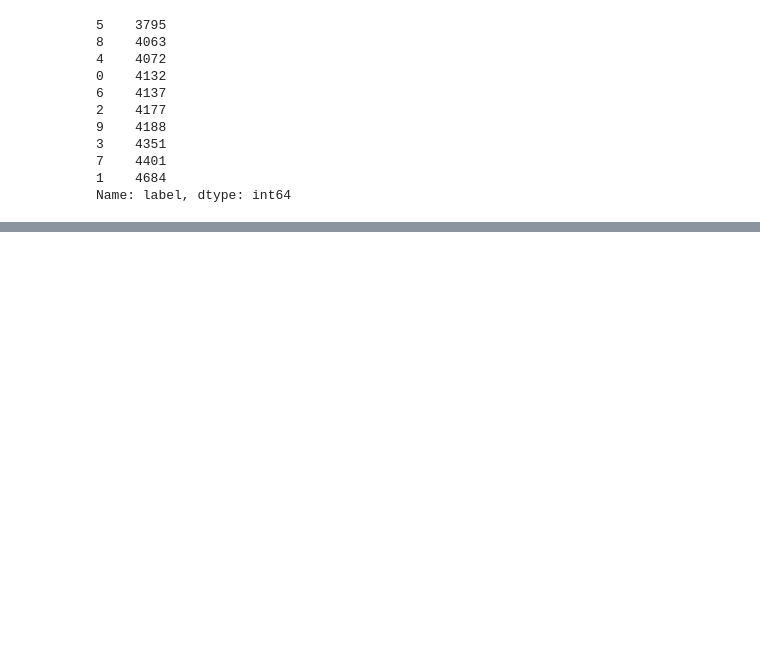
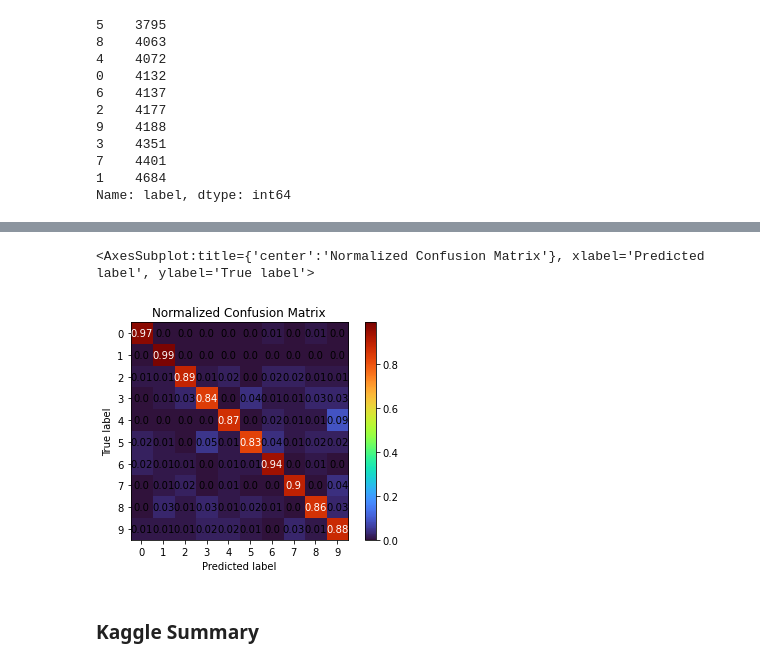
Before and after one commit to bblank70/MSDS422, a Jupyter notebook: Assignment5-Digits.ipynb, the cells around one changed output, grey strips where cells are left out. Cells and saved outputs as stored; diff of their text form; code cells hidden in the pictures; blank space fills up the shorter version.

```diff
--- a/Assignment5-Digits.ipynb
+++ b/Assignment5-Digits.ipynb
@@ -90,0 +93,3 @@ y_train = Digit_input.drop('label', axis=1)
+# %%
+y_val = val.label.copy()
+X_val = val.drop('label', axis=1)
@@ -98,0 +164,6 @@ Index(['pixel0', 'pixel1', 'pixel2', 'pixel3', 'pixel4', 'pixel5', 'pixel6',
+# %%
+forest_val_pred =Forest_pipe.predict(X_val)
+skplt.metrics.plot_confusion_matrix(y_val, forest_val_pred, normalize=True, cmap='turbo')
+# %% [output]
+<AxesSubplot:title={'center':'Normalized Confusion Matrix'}, xlabel='Predicted label', ylabel='True label'>
+[figure, added]
@@ -98,0 +178,2 @@ Index(['pixel0', 'pixel1', 'pixel2', 'pixel3', 'pixel4', 'pixel5', 'pixel6',
+# %% [markdown]
+### Kaggle Summary
```
Also changed, not shown: parts of 16 cells of this notebook.
